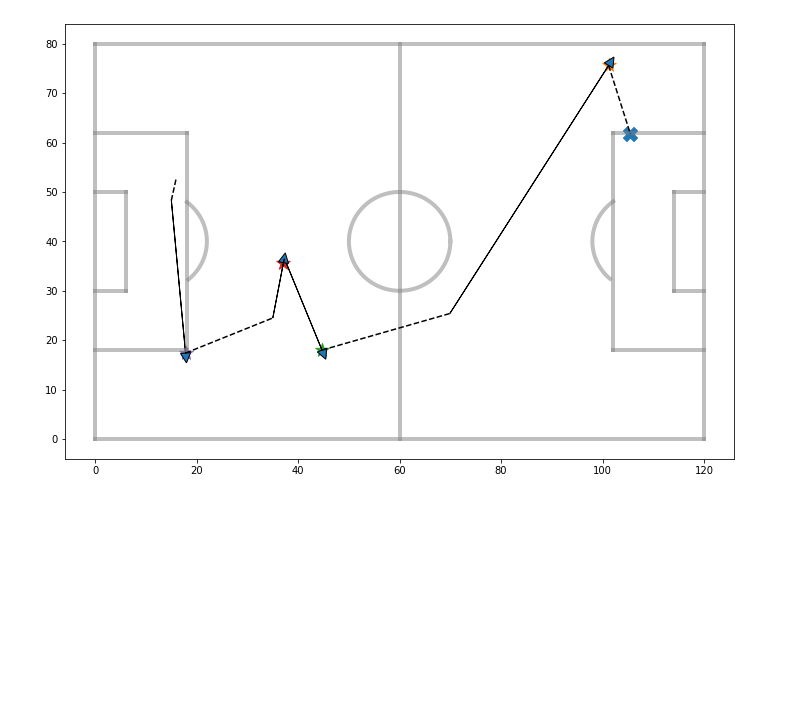
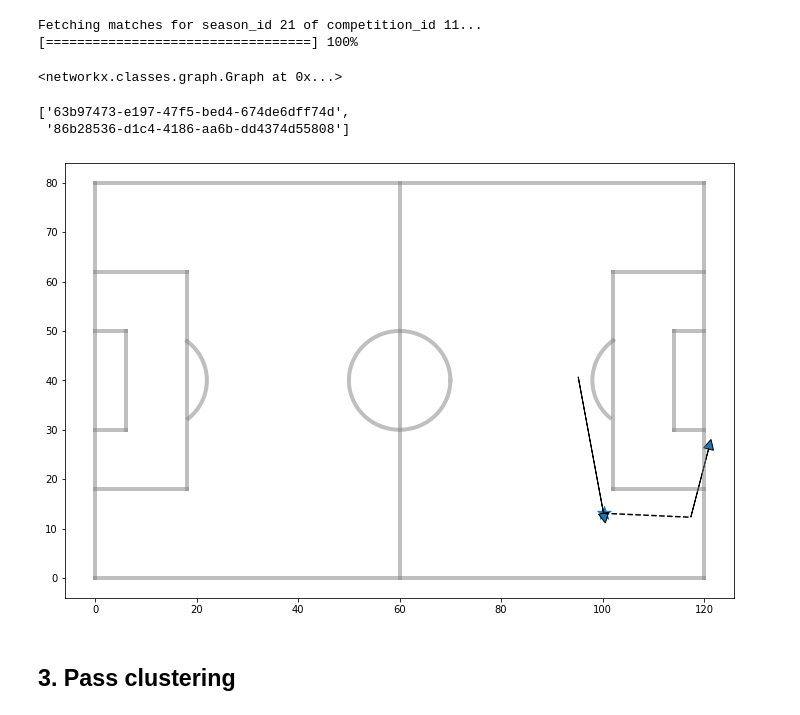
Before and after one commit to RobBlumberg/pass_sequence_eval, a Jupyter notebook: src/pass_sequence_eval.ipynb, the cells around one changed output. Cells and saved outputs as stored; diff of their text form; code cells hidden in the pictures; blank space fills up the shorter version.

Commit message:
Start clustering

```diff
--- a/src/pass_sequence_eval.ipynb
+++ b/src/pass_sequence_eval.ipynb
@@ -15,3 +13,0 @@ season_11_12 = fetch_matches_for_season("https://github.com/statsbomb/open-data/
-# %%
-events_df = get_events_for_game(season_11_12["69236"].json_file)
-events_df
@@ -32,0 +14,5 @@ events_df
+# %%
+season_11_21 = sbd.fetch_matches_for_season(11, 21)
+# %% [output]
+Fetching matches for season_id 21 of competition_id 11...
+[==================================] 100%
@@ -34,9 +26,13 @@ events_df
 events_graph = nx.Graph()
 events_graph.add_nodes_from(events_df.index)
 
-for rows, cols in events_df.iterrows():
-    if cols["related events"] != []:
-        events_graph.add_edges_from([(rows, x) for x in cols["related events"] if x in events_df.index])
+for index, row in events_df.iterrows():
+    if row["related events"] is not None:
+        events_graph.add_edges_from([(index, x) for x in row["related events"] if x in events_df.index])
+# %%
+events_graph
+# %% [output]
+<networkx.classes.graph.Graph at 0x...>
 # %%
 def largest_distance(my_graph):
     """
@@ -107,12 +103,18 @@ def get_sequences(event_graph):
 
     return sequences
 # %%
-all_sequences = get_sequences(events_graph);
+all_sequences = get_sequences(events_graph)
+all_sequences[5]
+# %% [output]
+['63b97473-e197-47f5-bed4-674de6dff74d',
+ '86b28536-d1c4-4186-aa6b-dd4374d55808']
 # %%
 fig, ax = plt.subplots(1, 1, figsize=(120/10, 80/10))
-draw_pitch(axis=ax, rotate=True)
-for sequence in all_sequences[2:3]:
+sbd.draw_pitch(axis=ax, rotate=True)
+for sequence in all_sequences[4:5]:
     for event in sequence:
         plot_event(events_df=events_df, eventid=event, axis=ax)
 # %% [output]
-[figure, old version]
+[figure, new version]
+# %% [markdown]
+## 3. Pass clustering
```
Also changed, not shown: parts of 10 cells of this notebook.
